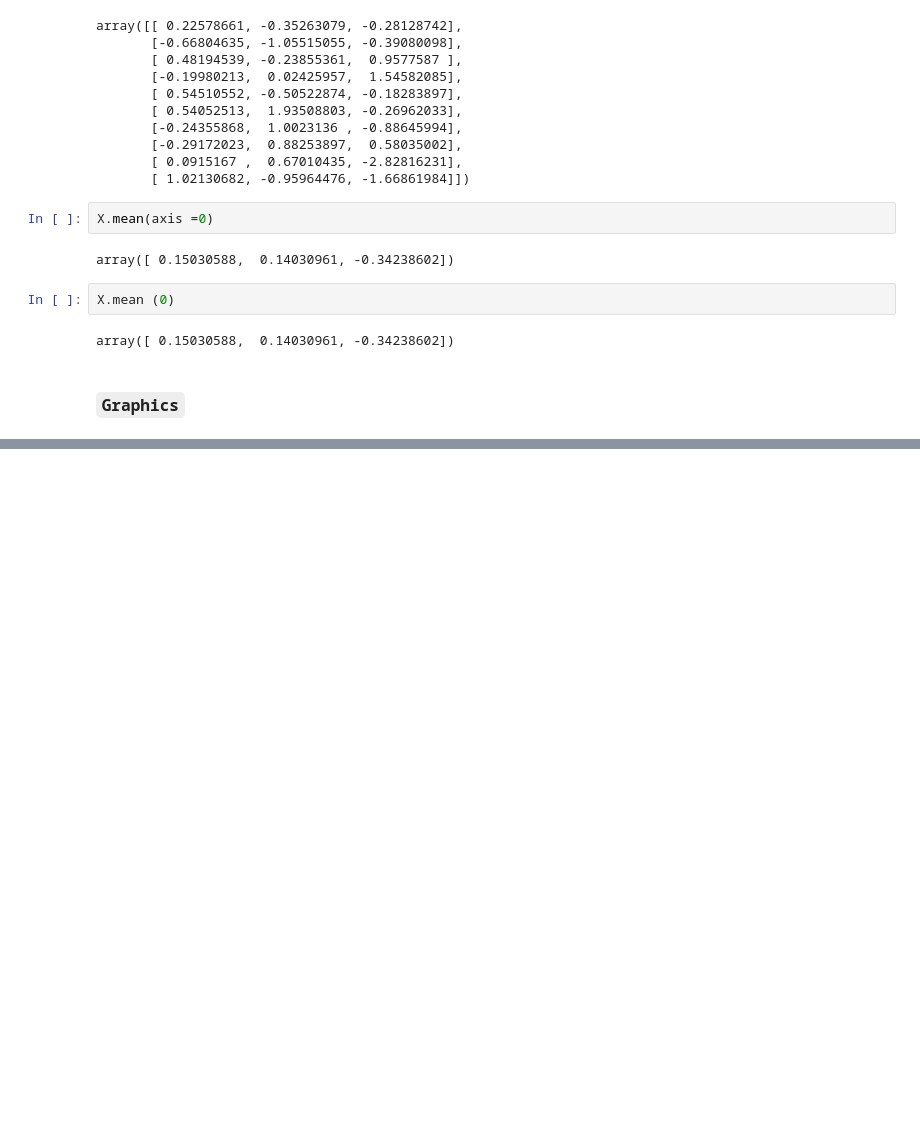
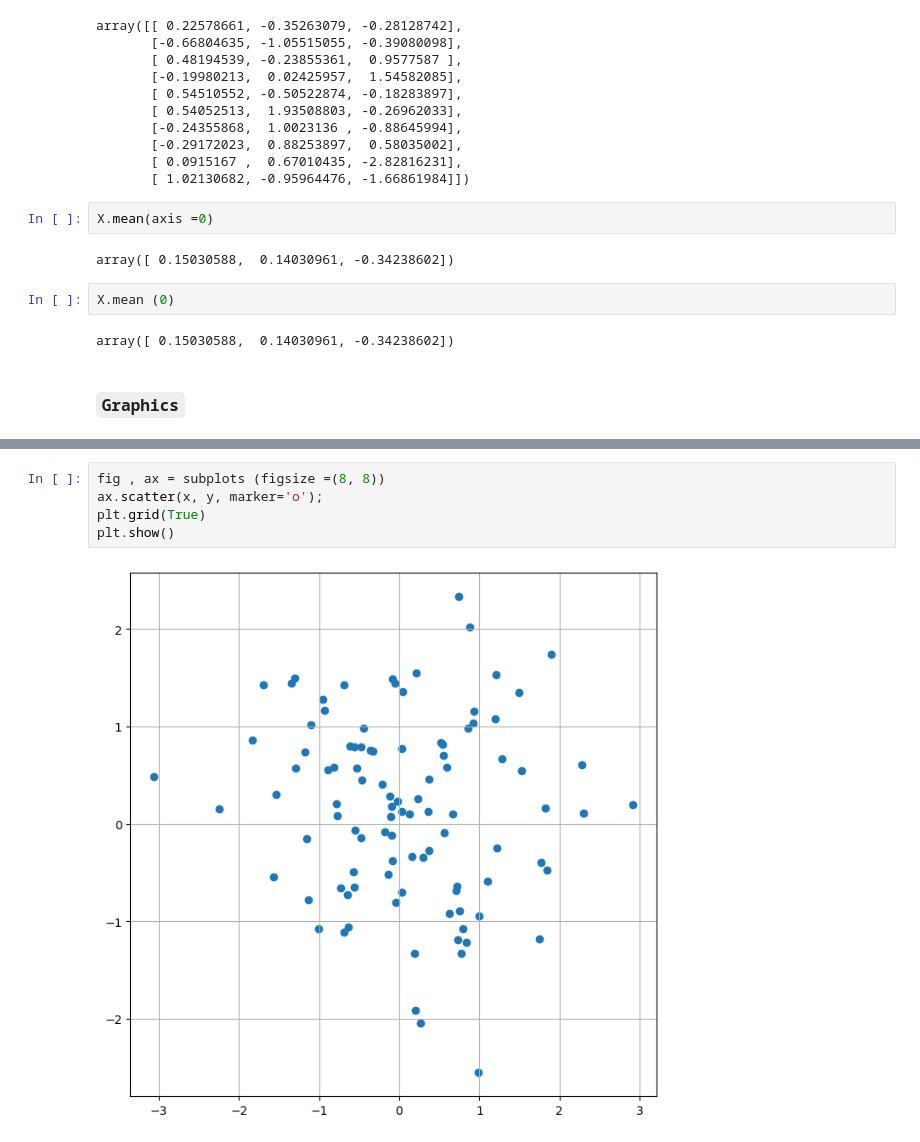
Before and after one commit to joakor89/An-Introduction-to-Statistical-Learning, a Jupyter notebook: chap_02/02_SL.ipynb, the cells around one changed output, grey strips where cells are left out. Drawn from its saved outputs; the diff is of its cells as text; blank space fills up the shorter version.

```diff
--- a/chap_02/02_SL.ipynb
+++ b/chap_02/02_SL.ipynb
@@ -264,0 +290,7 @@ array([ 0.15030588,  0.14030961, -0.34238602])
+# %%
+fig , ax = subplots (figsize =(8, 8))
+ax.scatter(x, y, marker='o');
+plt.grid(True)
+plt.show()
+# %% [output]
+[figure, added]
```
Also changed, not shown: parts of 18 cells of this notebook, 3 other files.
